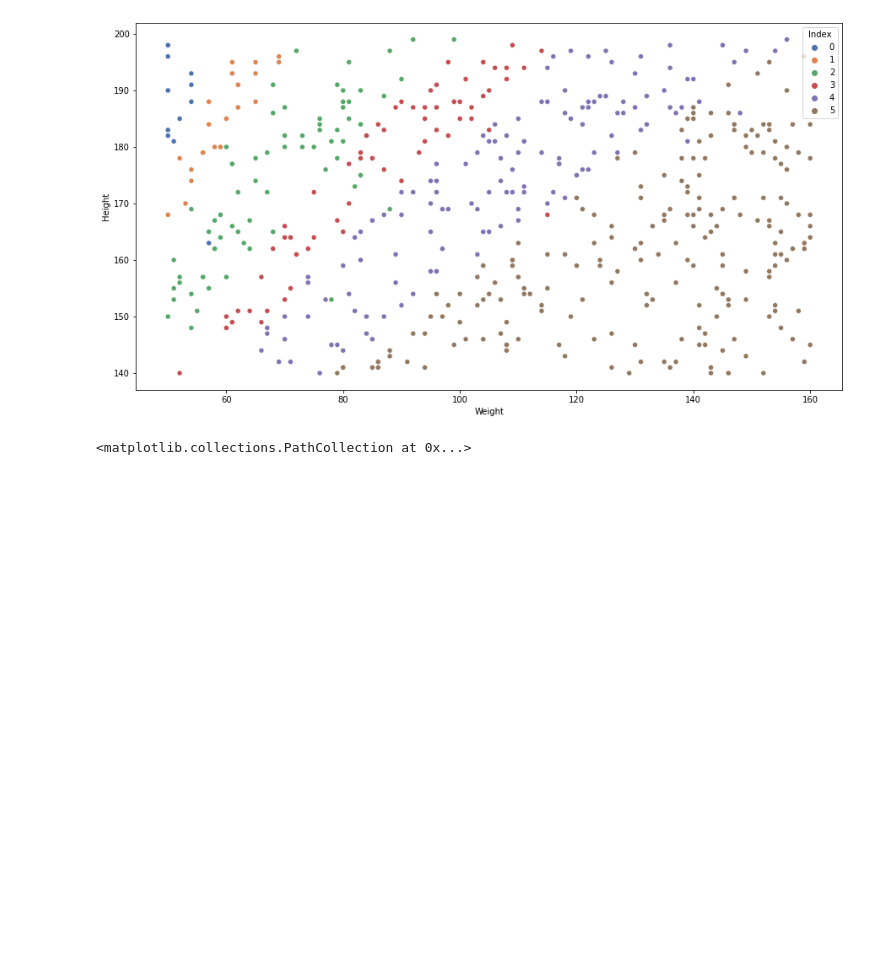
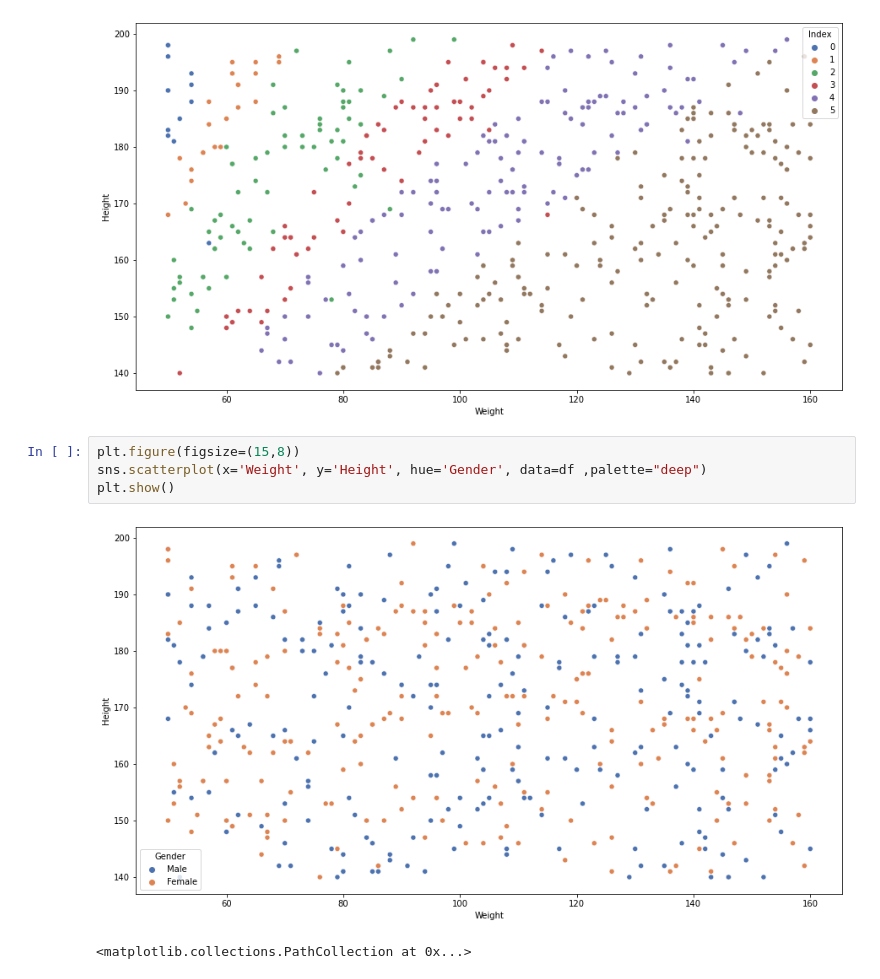
Before and after one commit to Abubakr1710/Friday_challenge_18.02, a Jupyter notebook: Friday Week 1 Math Challenge .ipynb, the cells around one changed output. Drawn from its saved outputs; the diff is of its cells as text; blank space fills up the shorter version.

```diff
--- a/Friday Week 1 Math Challenge .ipynb
+++ b/Friday Week 1 Math Challenge .ipynb
@@ -81,6 +81,12 @@ sns.scatterplot(x='Weight', y='Height', hue='Index', data=df ,palette="deep")
 plt.show()
 # %% [output]
 [figure]
+# %%
+plt.figure(figsize=(15,8))
+sns.scatterplot(x='Weight', y='Height', hue='Gender', data=df ,palette="deep")
+plt.show()
+# %% [output]
+[figure, added]
 # %%
 # %% [output]
 <matplotlib.collections.PathCollection at 0x...>
```
Also changed, not shown: parts of 1 cell of this notebook.
